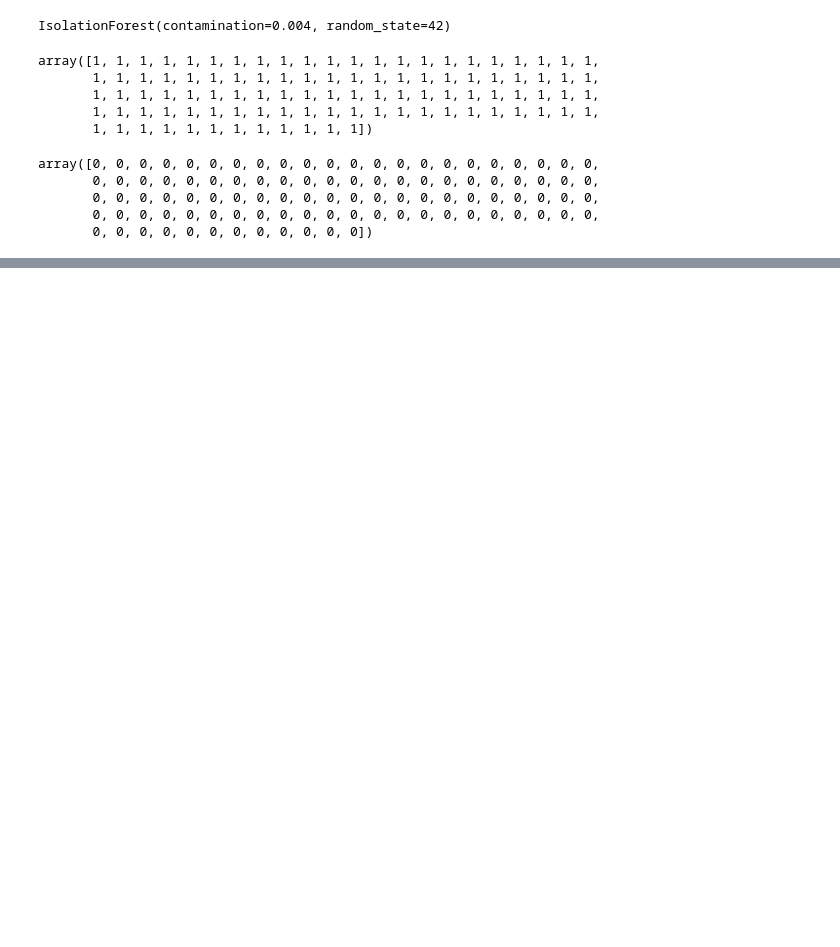
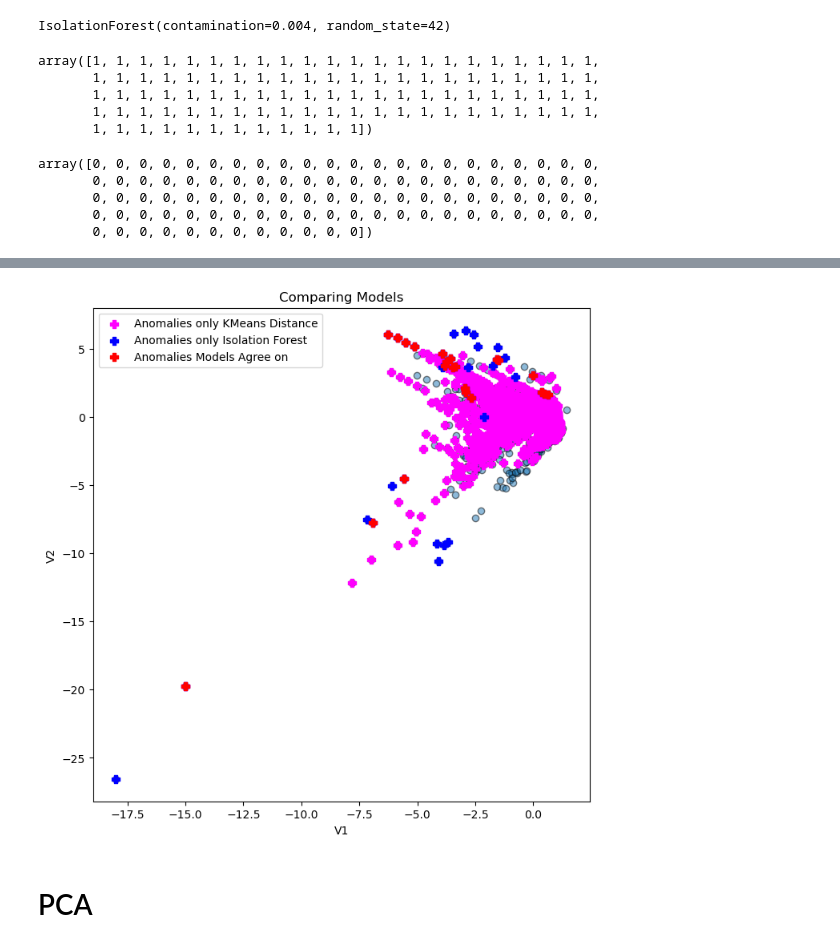
Before and after one commit to 808hanronald/W17-core, a Jupyter notebook: W17 core2.ipynb, the cells around one changed output, grey strips where cells are left out. Saved outputs shown, nothing was run; the diff lists cells and outputs as text; code cells hidden in the pictures; blank space fills up the shorter version.

```diff
--- a/W17 core2.ipynb
+++ b/W17 core2.ipynb
@@ -227,0 +244,3 @@ df.head()
+# %%
+df_scaled['anomaly_iso']=predictions
+df_scaled.head()
@@ -227,0 +254,22 @@ df.head()
+# %%
+# Define anomalies identified by kmeans
+kmeans_996_anomalies = df_scaled[df_scaled['cluster'] == 1]
+# Define anomalies identified by isolation forest
+iso_004_anomalies = df_scaled[df_scaled['anomaly_iso'] == 1]
+# Define anomalies identified by both models
+both_anomalies = df_scaled[(df_scaled['anomaly_iso'] == 1)& (df_scaled['cluster'] == 1)]
+# Plot the data points and identified clusters
+fig, ax= plt.subplots(figsize=(8, 8))
+# Plot data
+ax.scatter(df_scaled["V1"], df_scaled["V2"], ec = 'black', alpha=0.5)
+ax.set_title("Comparing Models")
+# Annotate KMeans anomalies
+kmeans_996_anomalies.plot(x="V1", y="V2", kind="scatter", color="magenta", label="Anomalies only KMeans Distance", ax=ax, marker='P',s=50)
+# Annotate Iso Forest anomalies
+iso_004_anomalies.plot(x="V1", y="V2", kind="scatter", color="blue", label="Anomalies only Isolation Forest", ax=ax, marker='P',s=50)
+# Annotate Anomolies identified by both models
+both_anomalies.plot(x="V1", y="V2", kind="scatter", color="red", label="Anomalies Models Agree on", ax=ax, marker='P',s=50);
+# %% [output]
+[figure, added]
+# %% [markdown]
+# PCA
```
Also changed, not shown: parts of 8 cells of this notebook.
